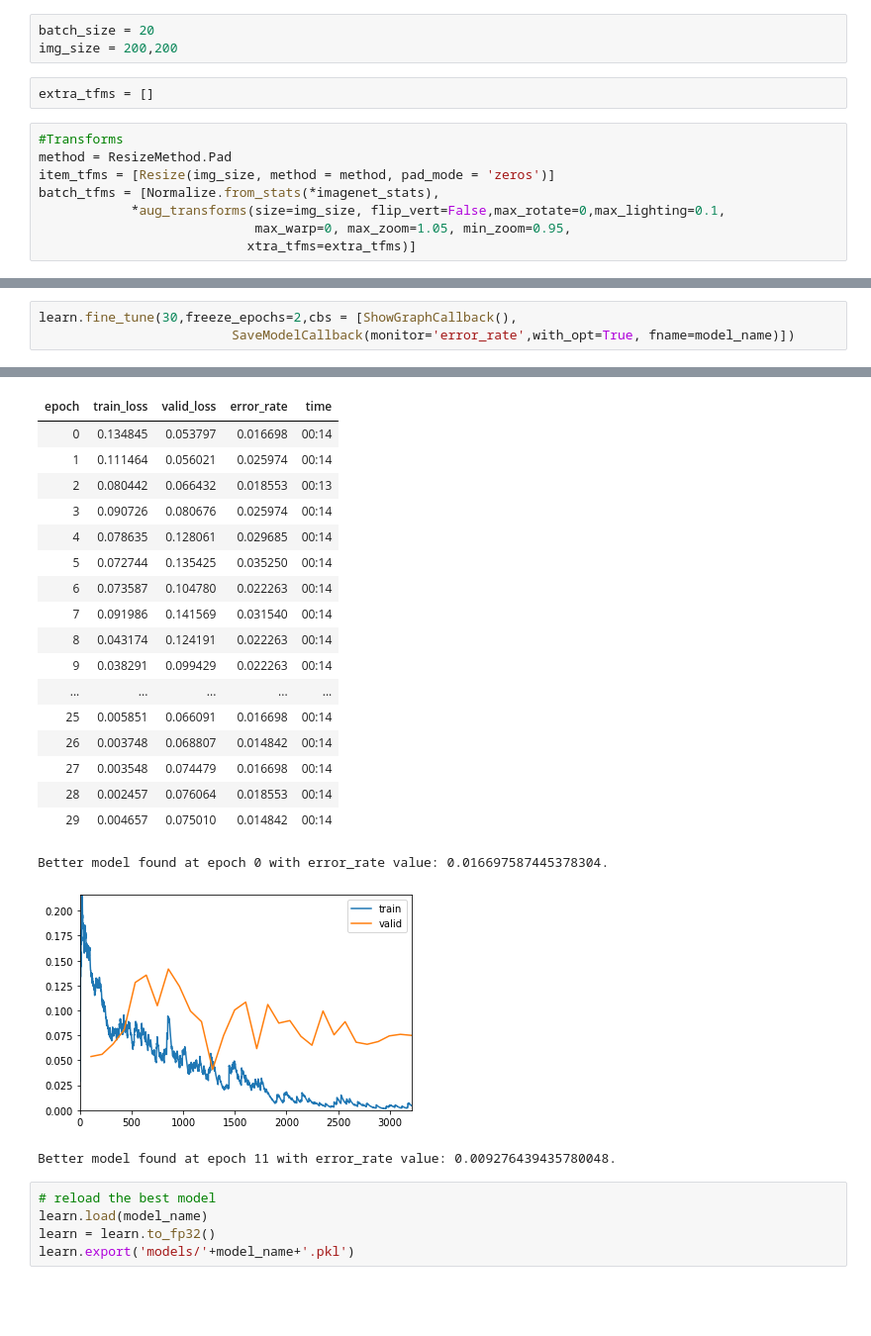
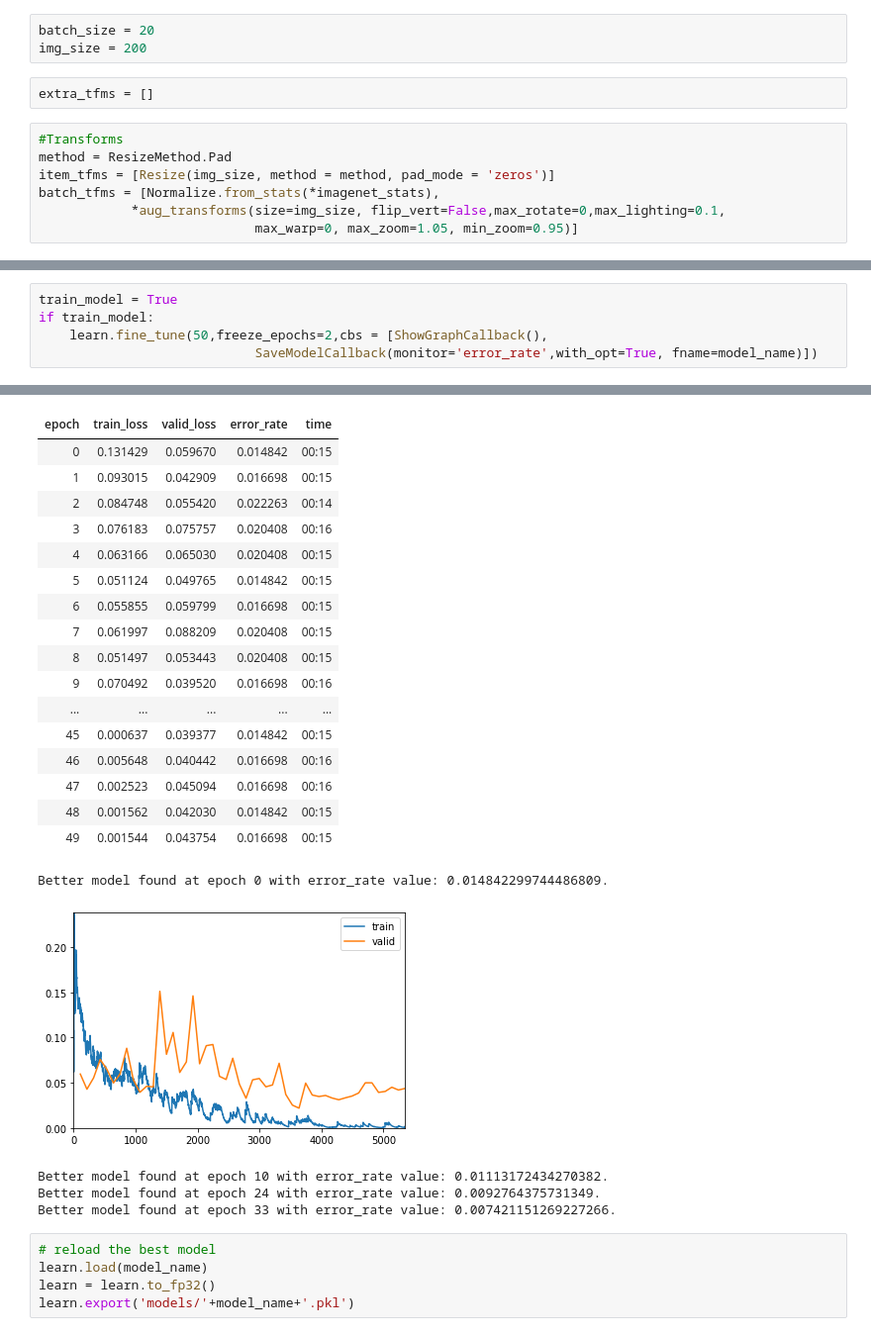
Before and after one commit to timwright614/Plumbers_with_Vehicles, a Jupyter notebook: PwV_Model_Train.ipynb, the cells around one changed output, grey strips where cells are left out. Shown at 99% size. Drawn from its saved outputs; the diff is of its cells as text; blank space fills up the shorter version.

Commit message:
adding predict nb, minor edits to scraping and training nbs

```diff
--- a/PwV_Model_Train.ipynb
+++ b/PwV_Model_Train.ipynb
@@ -11,7 +11,7 @@ path = '/content/drive/MyDrive/Projects/Plumbers_with_Vehicles/Images'
 model_name = 'PwV_Classifier'
 # %%
 batch_size = 20
-img_size = 200,200
+img_size = 200
 # %%
 extra_tfms = []
 # %%
@@ -20,6 +20,5 @@ method = ResizeMethod.Pad
 item_tfms = [Resize(img_size, method = method, pad_mode = 'zeros')]
 batch_tfms = [Normalize.from_stats(*imagenet_stats),
             *aug_transforms(size=img_size, flip_vert=False,max_rotate=0,max_lighting=0.1,
-                            max_warp=0, max_zoom=1.05, min_zoom=0.95,
-                           xtra_tfms=extra_tfms)]
+                            max_warp=0, max_zoom=1.05, min_zoom=0.95)]
 # %%
@@ -57,5 +49,7 @@ FlattenedLoss of CrossEntropyLoss()
 # %%
-learn.fine_tune(30,freeze_epochs=2,cbs = [ShowGraphCallback(),
-                         SaveModelCallback(monitor='error_rate',with_opt=True, fname=model_name)])
+train_model = True
+if train_model:
+    learn.fine_tune(50,freeze_epochs=2,cbs = [ShowGraphCallback(),
+                            SaveModelCallback(monitor='error_rate',with_opt=True, fname=model_name)])
 # %% [output]
 | epoch | train_loss | valid_loss | error_rate | time |
@@ -67,23 +61,25 @@ Better model found at epoch 1 with error_rate value: 0.01855287328362465.
 | epoch | train_loss | valid_loss | error_rate | time |
-| 0 | 0.134845 | 0.053797 | 0.016698 | 00:14 |
-| 1 | 0.111464 | 0.056021 | 0.025974 | 00:14 |
-| 2 | 0.080442 | 0.066432 | 0.018553 | 00:13 |
-| 3 | 0.090726 | 0.080676 | 0.025974 | 00:14 |
-| 4 | 0.078635 | 0.128061 | 0.029685 | 00:14 |
-| 5 | 0.072744 | 0.135425 | 0.035250 | 00:14 |
-| 6 | 0.073587 | 0.104780 | 0.022263 | 00:14 |
-| 7 | 0.091986 | 0.141569 | 0.031540 | 00:14 |
-| 8 | 0.043174 | 0.124191 | 0.022263 | 00:14 |
-| 9 | 0.038291 | 0.099429 | 0.022263 | 00:14 |
+| 0 | 0.131429 | 0.059670 | 0.014842 | 00:15 |
+| 1 | 0.093015 | 0.042909 | 0.016698 | 00:15 |
+| 2 | 0.084748 | 0.055420 | 0.022263 | 00:14 |
+| 3 | 0.076183 | 0.075757 | 0.020408 | 00:16 |
+| 4 | 0.063166 | 0.065030 | 0.020408 | 00:15 |
+| 5 | 0.051124 | 0.049765 | 0.014842 | 00:15 |
+| 6 | 0.055855 | 0.059799 | 0.016698 | 00:15 |
+| 7 | 0.061997 | 0.088209 | 0.020408 | 00:15 |
+| 8 | 0.051497 | 0.053443 | 0.020408 | 00:15 |
+| 9 | 0.070492 | 0.039520 | 0.016698 | 00:16 |
 | ... | ... | ... | ... | ... |
-| 25 | 0.005851 | 0.066091 | 0.016698 | 00:14 |
-| 26 | 0.003748 | 0.068807 | 0.014842 | 00:14 |
-| 27 | 0.003548 | 0.074479 | 0.016698 | 00:14 |
-| 28 | 0.002457 | 0.076064 | 0.018553 | 00:14 |
-| 29 | 0.004657 | 0.075010 | 0.014842 | 00:14 |
+| 45 | 0.000637 | 0.039377 | 0.014842 | 00:15 |
+| 46 | 0.005648 | 0.040442 | 0.016698 | 00:16 |
+| 47 | 0.002523 | 0.045094 | 0.016698 | 00:16 |
+| 48 | 0.001562 | 0.042030 | 0.014842 | 00:15 |
+| 49 | 0.001544 | 0.043754 | 0.016698 | 00:15 |
-Better model found at epoch 0 with error_rate value: 0.016697587445378304.
+Better model found at epoch 0 with error_rate value: 0.014842299744486809.
-[figure, old version]
+[figure, new version]
-Better model found at epoch 11 with error_rate value: 0.009276439435780048.
+Better model found at epoch 10 with error_rate value: 0.01113172434270382.
+Better model found at epoch 24 with error_rate value: 0.0092764375731349.
+Better model found at epoch 33 with error_rate value: 0.007421151269227266.
 # %%
 # reload the best model
 learn.load(model_name)
```
Also changed, not shown: parts of 14 cells of this notebook, 2 other files.
